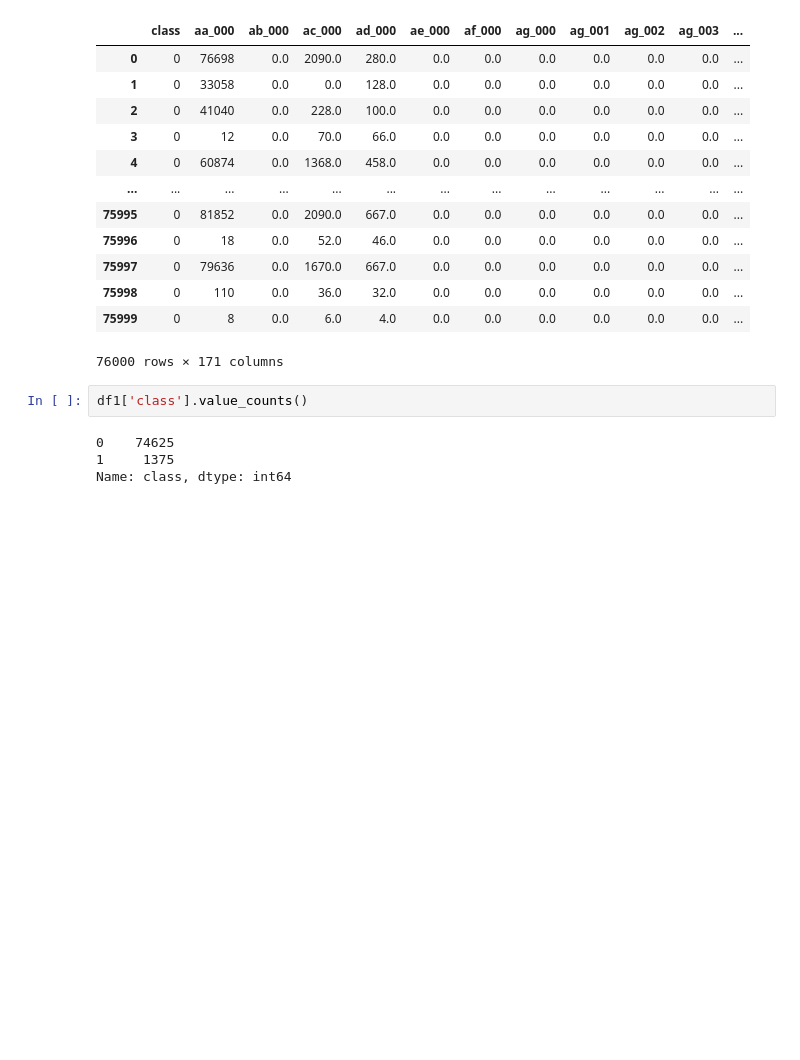
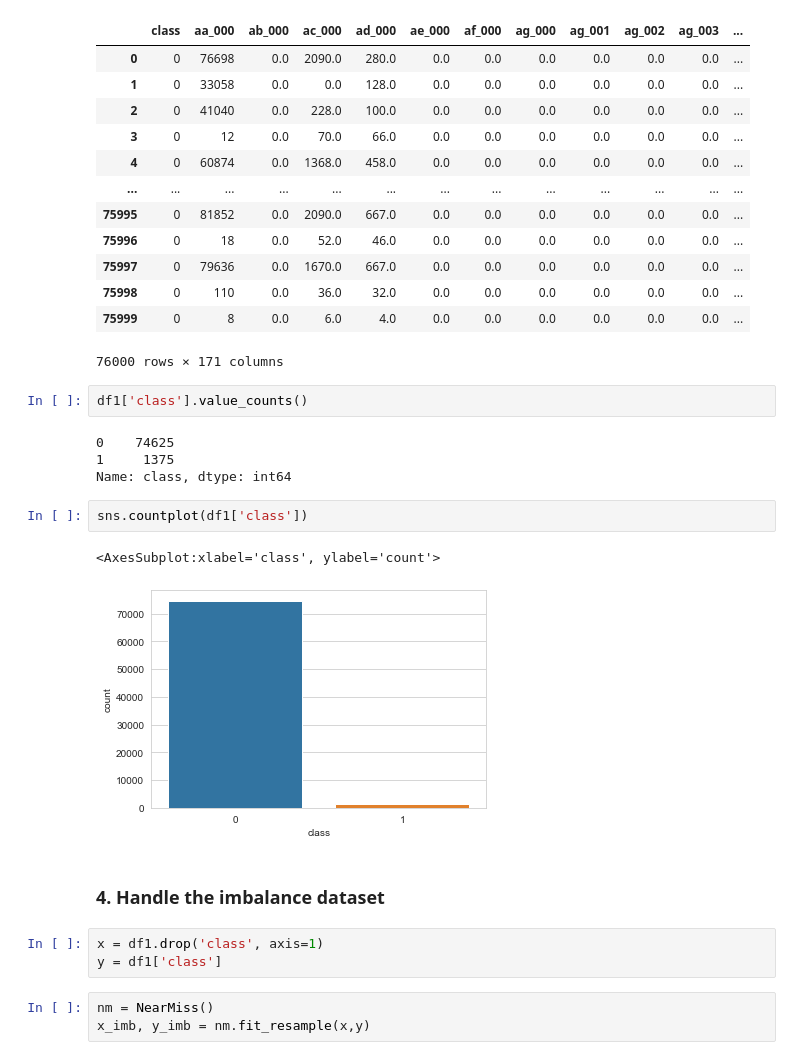
Before and after one commit to Preranapagar/ML_Projects, a Jupyter notebook: Project/Scania Truck Failure/scania_failure.ipynb, the cells around one changed output. Saved outputs shown, nothing was run; the diff lists cells and outputs as text; blank space fills up the shorter version.

```diff
--- a/Project/Scania Truck Failure/scania_failure.ipynb
+++ b/Project/Scania Truck Failure/scania_failure.ipynb
@@ -377,3 +377,16 @@ df1['class'].value_counts()
 0    74625
 1     1375
 Name: class, dtype: int64
+# %%
+sns.countplot(df1['class'])
+# %% [output]
+<AxesSubplot:xlabel='class', ylabel='count'>
+[figure, added]
+# %% [markdown]
+### 4. Handle the imbalance dataset
+# %%
+x = df1.drop('class', axis=1)
+y = df1['class']
+# %%
+nm = NearMiss()
+x_imb, y_imb = nm.fit_resample(x,y)
```
Also changed, not shown: parts of 13 cells of this notebook.
